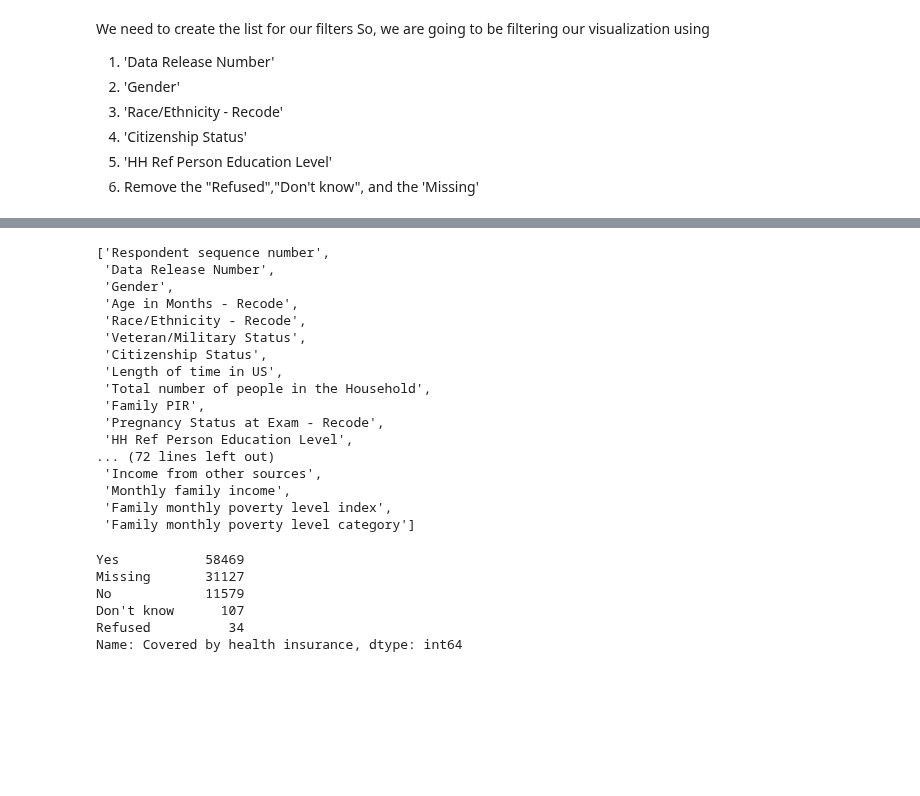
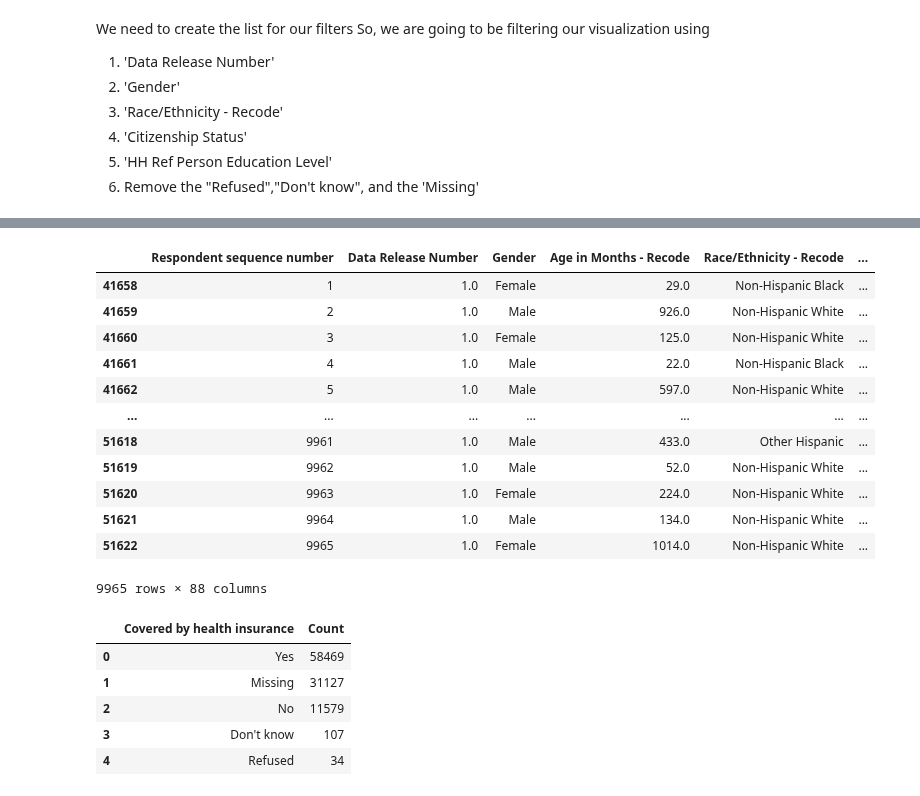
Before and after one commit to kkrusere/NHANES-Data-Visualization-Dashboard-on-Health-Disparities-and-Inequities, a Jupyter notebook: NHANES_data_collection_and_EDA.ipynb, the cells around one changed output, grey strips where cells are left out. Cells and saved outputs as stored; diff of their text form; code cells hidden in the pictures; blank space fills up the shorter version.

```diff
--- a/NHANES_data_collection_and_EDA.ipynb
+++ b/NHANES_data_collection_and_EDA.ipynb
@@ -1306,6 +1328,23 @@ def gender_filter(df, filter):
   else:
     temp_df = df[df['Gender'] == filter]
     return temp_df
+# %%
+df = gender_filter(dataframe, 'All')
+df[df['Data Release Number'] == cycle_filter_dict.get('1999-2000')]
+# %% [output]
+|  | Respondent sequence number | Data Release Number | Gender | Age in Months - Recode | Race/Ethnicity - Recode | ... |
+| 41658 | 1 | 1.0 | Female | 29.0 | Non-Hispanic Black | ... |
+| 41659 | 2 | 1.0 | Male | 926.0 | Non-Hispanic White | ... |
+| 41660 | 3 | 1.0 | Female | 125.0 | Non-Hispanic White | ... |
+| 41661 | 4 | 1.0 | Male | 22.0 | Non-Hispanic Black | ... |
+| 41662 | 5 | 1.0 | Male | 597.0 | Non-Hispanic White | ... |
+| ... | ... | ... | ... | ... | ... | ... |
+| 51618 | 9961 | 1.0 | Male | 433.0 | Other Hispanic | ... |
+| 51619 | 9962 | 1.0 | Male | 52.0 | Non-Hispanic White | ... |
+| 51620 | 9963 | 1.0 | Female | 224.0 | Non-Hispanic White | ... |
+| 51621 | 9964 | 1.0 | Male | 134.0 | Non-Hispanic White | ... |
+| 51622 | 9965 | 1.0 | Female | 1014.0 | Non-Hispanic White | ... |
+9965 rows × 88 columns
 # %%
 #this is the Race/Ethnicity filter
 race_ethnicity_list = ['All',
@@ -1375,33 +1414,18 @@ to_remove = ['Data Release Number',
 
 data_to_explore = list(dataframe.columns)
 data_to_explore = [e for e in data_to_explore if e not in to_remove]
-# %%
-list(dataframe.columns)
-# %% [output]
-['Respondent sequence number',
- 'Data Release Number',
- 'Gender',
- 'Age in Months - Recode',
- 'Race/Ethnicity - Recode',
- 'Veteran/Military Status',
- 'Citizenship Status',
- 'Length of time in US',
- 'Total number of people in the Household',
- 'Family PIR',
- 'Pregnancy Status at Exam - Recode',
- 'HH Ref Person Education Level',
-... (72 lines left out)
- 'Income from other sources',
- 'Monthly family income',
- 'Family monthly poverty level index',
- 'Family monthly poverty level category']
-# %%
-dataframe['Covered by health insurance'].value_counts()
-# %% [output]
-Yes           58469
-Missing       31127
-No            11579
-Don't know      107
-Refused          34
-Name: Covered by health insurance, dtype: int64
+# %%
+temp_df = pd.DataFrame(dataframe['Covered by health insurance'].value_counts())
+x = list(temp_df.columns)
+x.append('Count')
+temp_df.reset_index(inplace=True)
+temp_df.columns = x
+temp_df
+# %% [output]
+|  | Covered by health insurance | Count |
+| 0 | Yes | 58469 |
+| 1 | Missing | 31127 |
+| 2 | No | 11579 |
+| 3 | Don't know | 107 |
+| 4 | Refused | 34 |
 # %%
```
Also changed, not shown: parts of 10 cells of this notebook.
